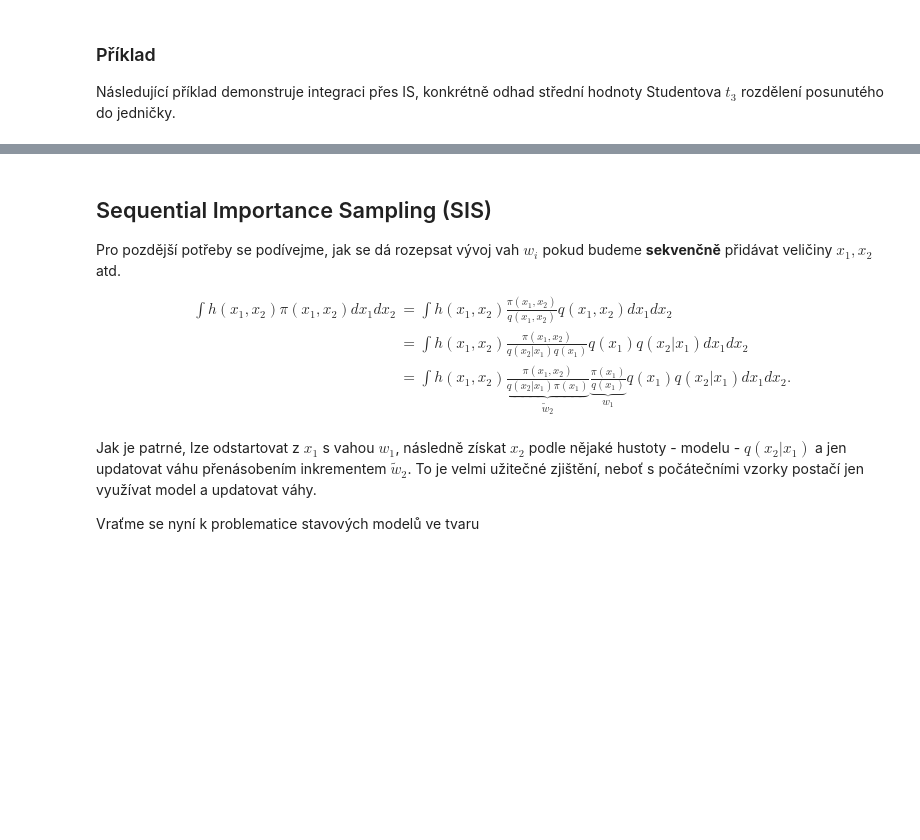
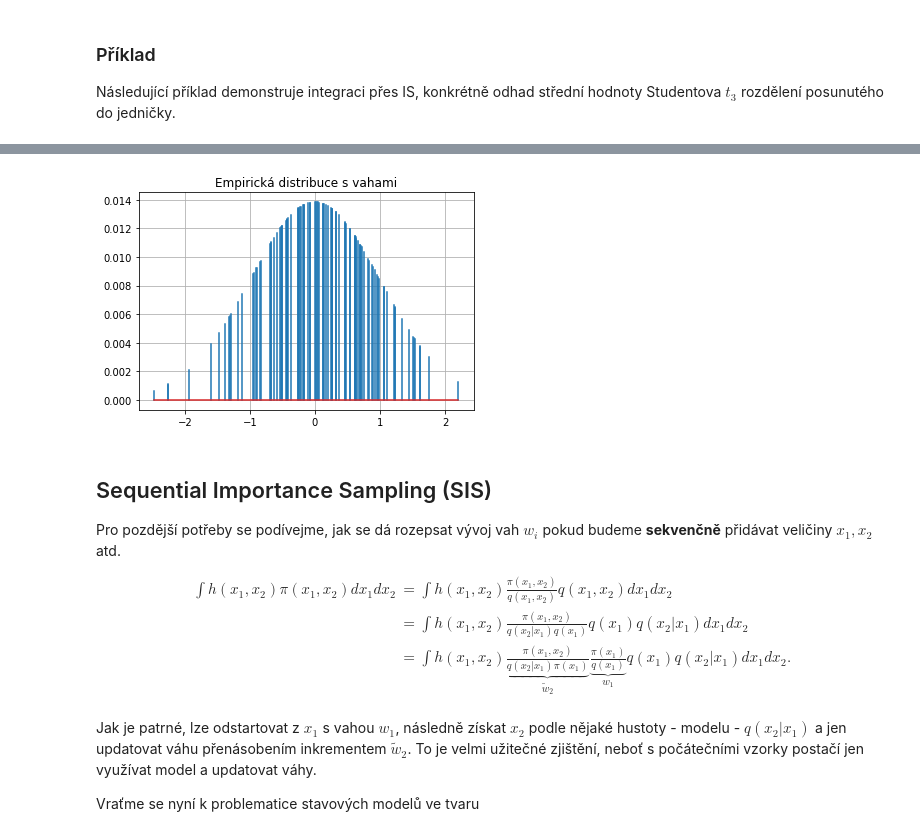
Before and after one commit to TaIos/bml, a Jupyter notebook: prednasky/9_prednaska.ipynb, the cells around one changed output, grey strips where cells are left out. Saved outputs shown, nothing was run; the diff lists cells and outputs as text; code cells hidden in the pictures; blank space fills up the shorter version.

```diff
--- a/prednasky/9_prednaska.ipynb
+++ b/prednasky/9_prednaska.ipynb
@@ -361,6 +371,15 @@ $$
 $$
 
 kde $g^N(x)$ je empirická distribuce ze vzorků $x_i \sim g(x)$.
+# %%
+x = norm.rvs(size=100)
+wx = norm.pdf(x)
+wx /= wx.sum()
+plt.stem(x, wx, markerfmt=' ')
+plt.title('Empirická distribuce s vahami')
+plt.show()
+# %% [output]
+[figure, added]
 # %% [markdown]
 ## Sequential Importance Sampling (SIS)
 
```
Also changed, not shown: parts of 10 cells of this notebook.
